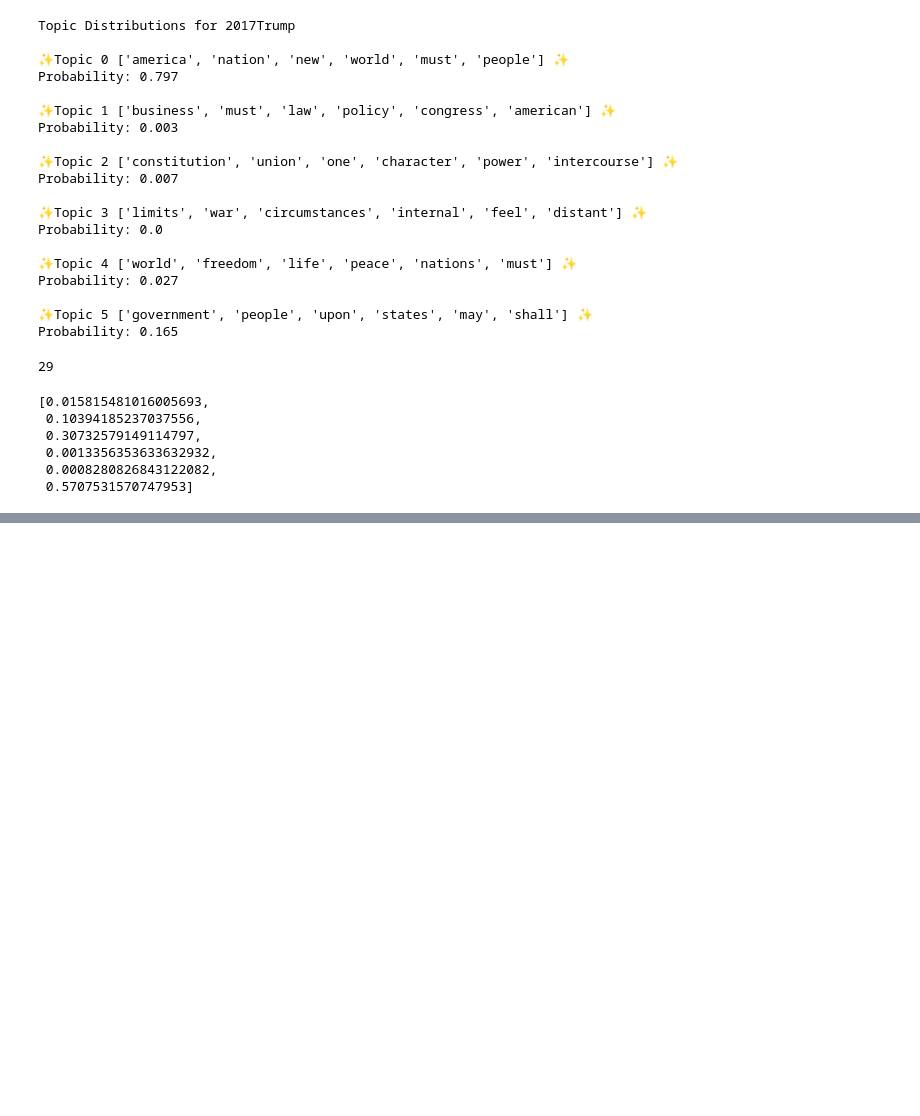
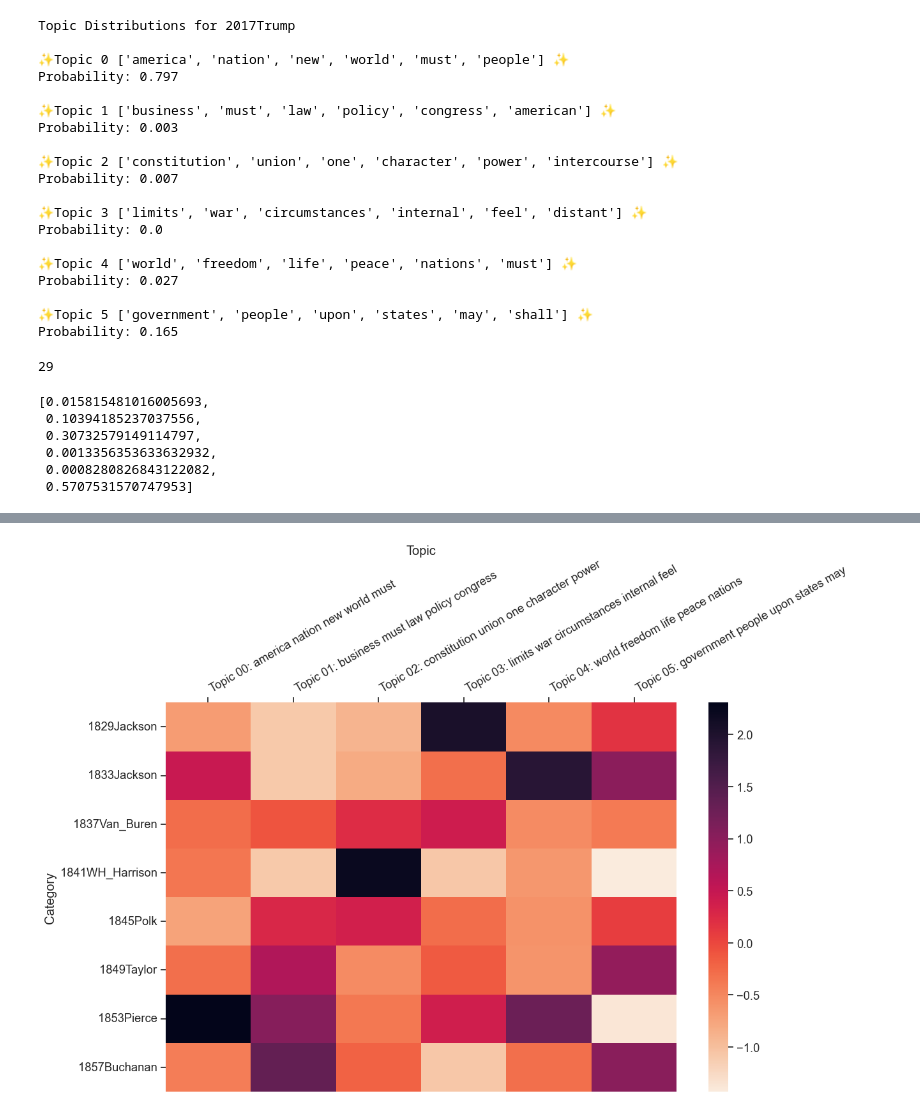
Before and after one commit to owenmonroe/LLOC_TopicModelling_Summer2023, a Jupyter notebook: topicmodelingMALLET.ipynb, the cells around one changed output, grey strips where cells are left out. Drawn from its saved outputs; the diff is of its cells as text; code cells hidden in the pictures; blank space fills up the shorter version.

```diff
--- a/topicmodelingMALLET.ipynb
+++ b/topicmodelingMALLET.ipynb
@@ -201,0 +220,10 @@ topic_distributions[58]
+# %%
+little_mallet_wrapper.plot_categories_by_topics_heatmap(speech_titles,
+                                      topic_distributions,
+                                      topics,
+                                      output_directory_path + '/categories_by_topics.pdf',
+                                      target_labels= antebellum_labels,
+                                      dim= (13, 9)
+                                     )
+# %% [output]
+[figure, added]
```
Also changed, not shown: parts of 15 cells of this notebook, 2 other files.
